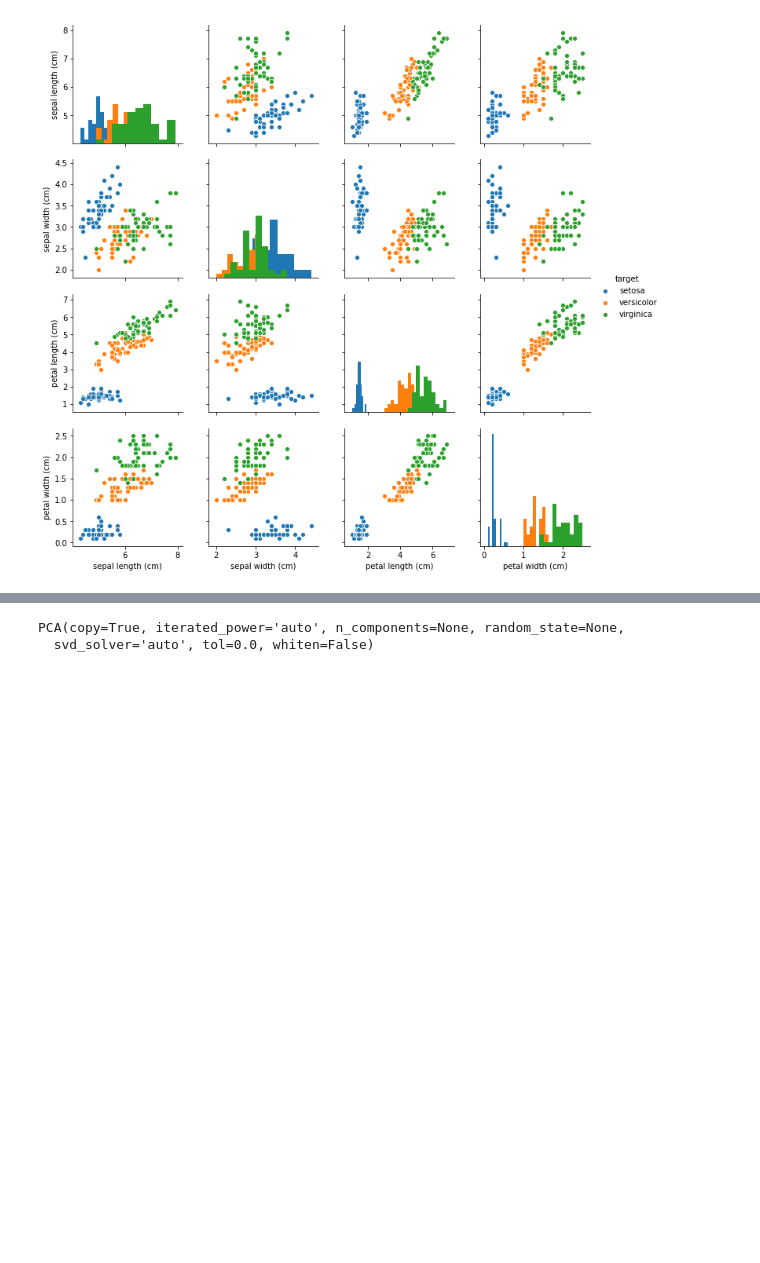
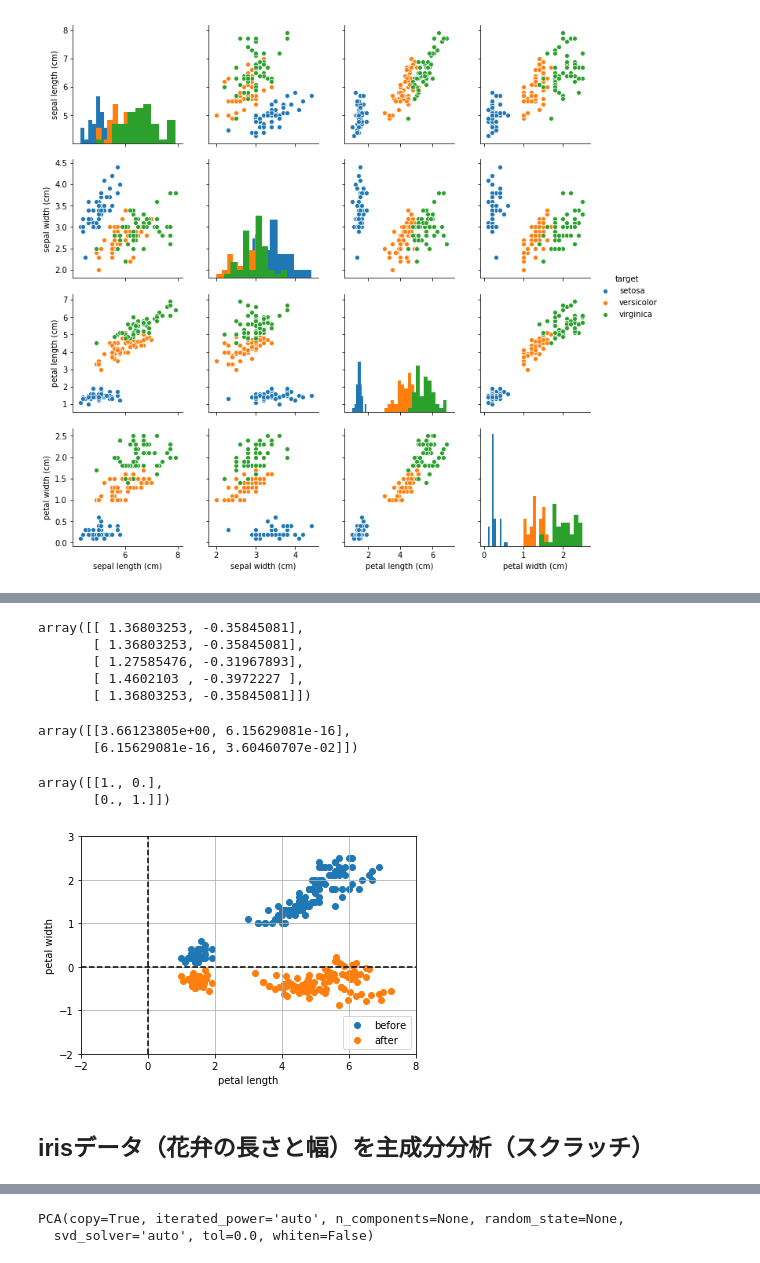
Before and after one commit to Hito4TK/LearningML, a Jupyter notebook: iris_無相関化と主成分分析.ipynb, the cells around one changed output, grey strips where cells are left out. Saved outputs shown, nothing was run; the diff lists cells and outputs as text; code cells hidden in the pictures; blank space fills up the shorter version.

Commit message:
irisデータ（花弁の長さと幅）に無相関化、主成分分析

```diff
--- a/iris_無相関化と主成分分析.ipynb
+++ b/iris_無相関化と主成分分析.ipynb
@@ -135,0 +90,2 @@ sns.pairplot(iris_data_df,hue='target',diag_kind='hist')
+# %%
+X = iris.data[:,2:]
@@ -135,0 +116,2 @@ sns.pairplot(iris_data_df,hue='target',diag_kind='hist')
+# %%
+Sigma = np.cov(X, rowvar=0)
@@ -135,0 +123,2 @@ sns.pairplot(iris_data_df,hue='target',diag_kind='hist')
+# %%
+lamda, S = np.linalg.eig(Sigma)
@@ -135,0 +139,10 @@ sns.pairplot(iris_data_df,hue='target',diag_kind='hist')
+# %%
+y = np.dot(S.T, X.T).T
+# %%
+y[:5]
+# %% [output]
+array([[ 1.36803253, -0.35845081],
+       [ 1.36803253, -0.35845081],
+       [ 1.27585476, -0.31967893],
+       [ 1.4602103 , -0.3972227 ],
+       [ 1.36803253, -0.35845081]])
@@ -135,0 +151,27 @@ sns.pairplot(iris_data_df,hue='target',diag_kind='hist')
+# %%
+y_cov
+# %% [output]
+array([[3.66123805e+00, 6.15629081e-16],
+       [6.15629081e-16, 3.60460707e-02]])
+# %%
+np.dot(S,S.T)
+# %% [output]
+array([[1., 0.],
+       [0., 1.]])
+# %%
+plt.scatter(X[:, 0], X[:, 1], label='before')
+plt.scatter(y[:, 0], y[:, 1], label='after')
+
+plt.ylim((-2, 3))
+plt.xlim((-2, 8))
+plt.xlabel('petal length')
+plt.ylabel('petal width')
+plt.plot([0, 0], [-2, 3], 'k--')
+plt.plot([-2, 8], [0, 0], 'k--')
+plt.grid(True)
+plt.legend()
+plt.show()
+# %% [output]
+[figure, added]
+# %% [markdown]
+## irisデータ（花弁の長さと幅）を主成分分析（スクラッチ）
```
Also changed, not shown: parts of 48 cells of this notebook.
